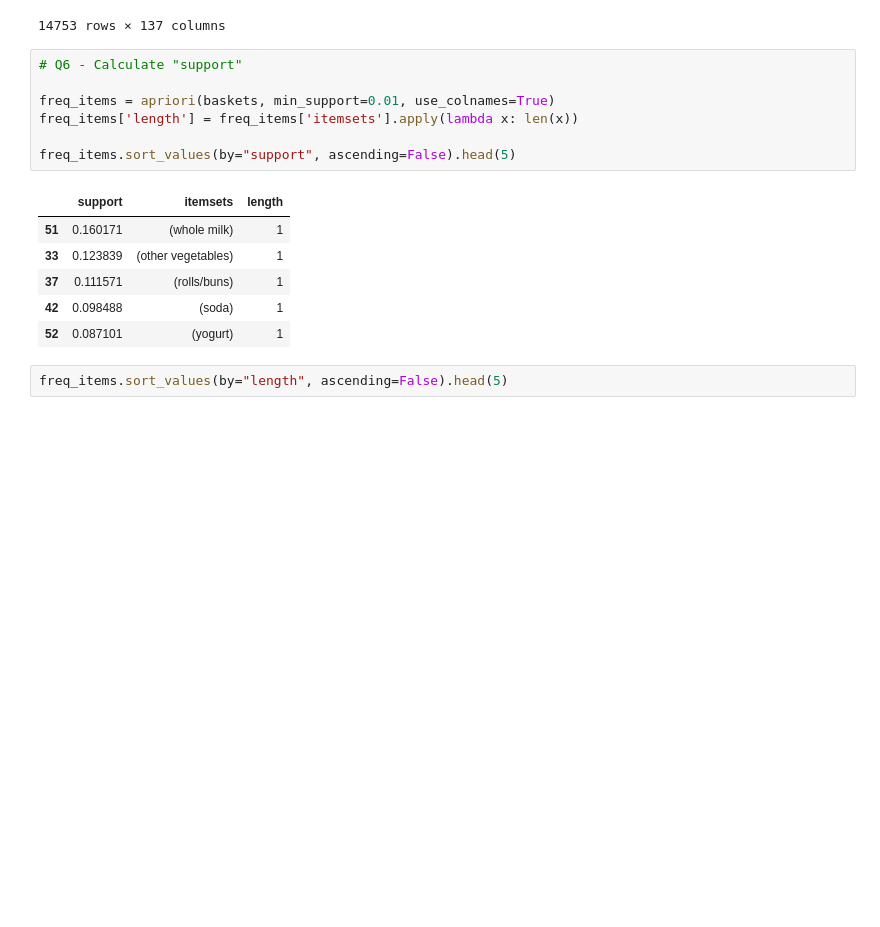
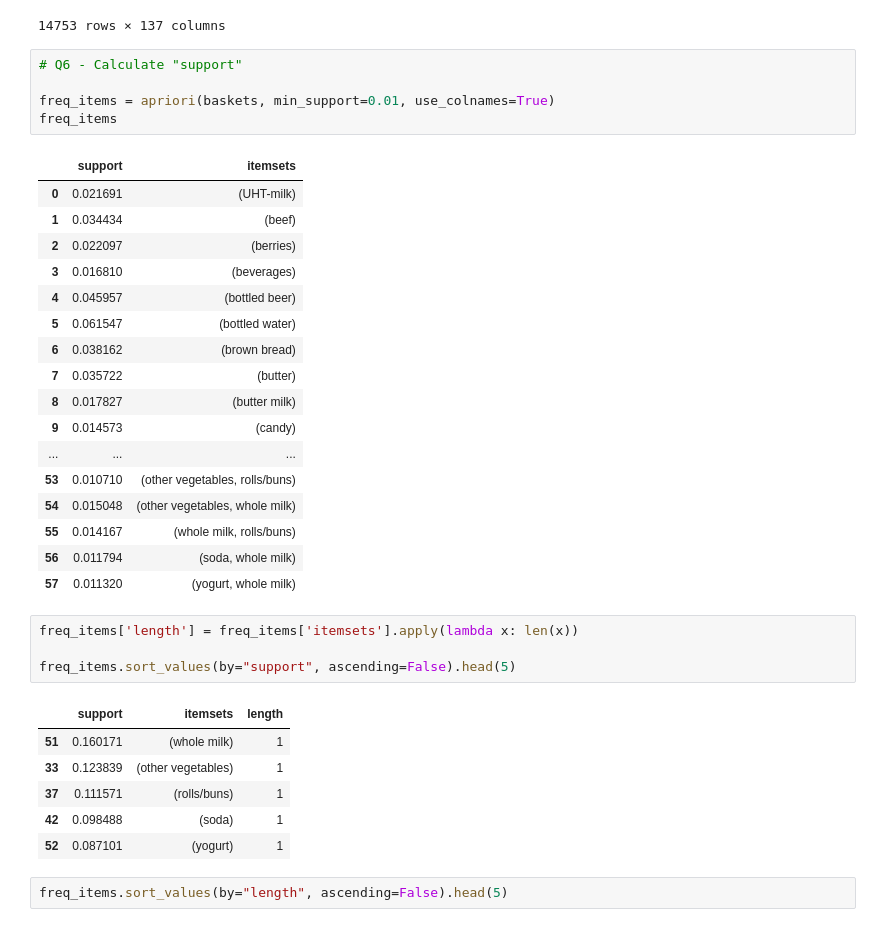
Before and after one commit to QueraTeam/dataanalysis_bootcamp_ML_sessions, a Jupyter notebook: market_basket_analysis/Market_Basket_Analysis.ipynb, the cells around one changed output. Saved outputs shown, nothing was run; the diff lists cells and outputs as text; blank space fills up the shorter version.

```diff
--- a/market_basket_analysis/Market_Basket_Analysis.ipynb
+++ b/market_basket_analysis/Market_Basket_Analysis.ipynb
@@ -138,10 +167,30 @@ baskets
 | 14751 | False | False | False | False | False | False | ... |
 | 14752 | False | False | False | False | False | False | ... |
 14753 rows × 137 columns
+# %%
+# Q6 - Calculate "support"
+
+freq_items = apriori(baskets, min_support=0.01, use_colnames=True)
+freq_items
+# %% [output]
+|  | support | itemsets |
+| 0 | 0.021691 | (UHT-milk) |
+| 1 | 0.034434 | (beef) |
+| 2 | 0.022097 | (berries) |
+| 3 | 0.016810 | (beverages) |
+| 4 | 0.045957 | (bottled beer) |
+| 5 | 0.061547 | (bottled water) |
+| 6 | 0.038162 | (brown bread) |
+| 7 | 0.035722 | (butter) |
+| 8 | 0.017827 | (butter milk) |
+| 9 | 0.014573 | (candy) |
+| ... | ... | ... |
+| 53 | 0.010710 | (other vegetables, rolls/buns) |
+| 54 | 0.015048 | (other vegetables, whole milk) |
+| 55 | 0.014167 | (whole milk, rolls/buns) |
+| 56 | 0.011794 | (soda, whole milk) |
+| 57 | 0.011320 | (yogurt, whole milk) |
 # %%
-# Q6 - Calculate "support"
-
-freq_items = apriori(baskets, min_support=0.01, use_colnames=True)
 freq_items['length'] = freq_items['itemsets'].apply(lambda x: len(x))
 
 freq_items.sort_values(by="support", ascending=False).head(5)
```
Also changed, not shown: parts of 2 cells of this notebook, 1 other file.
